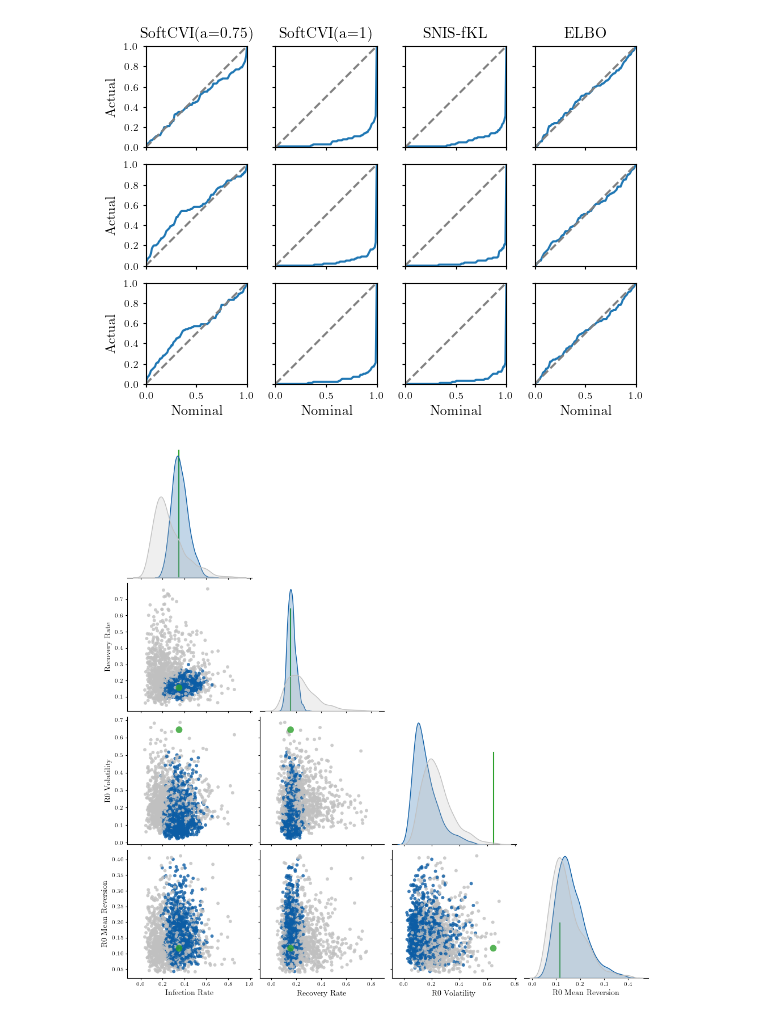
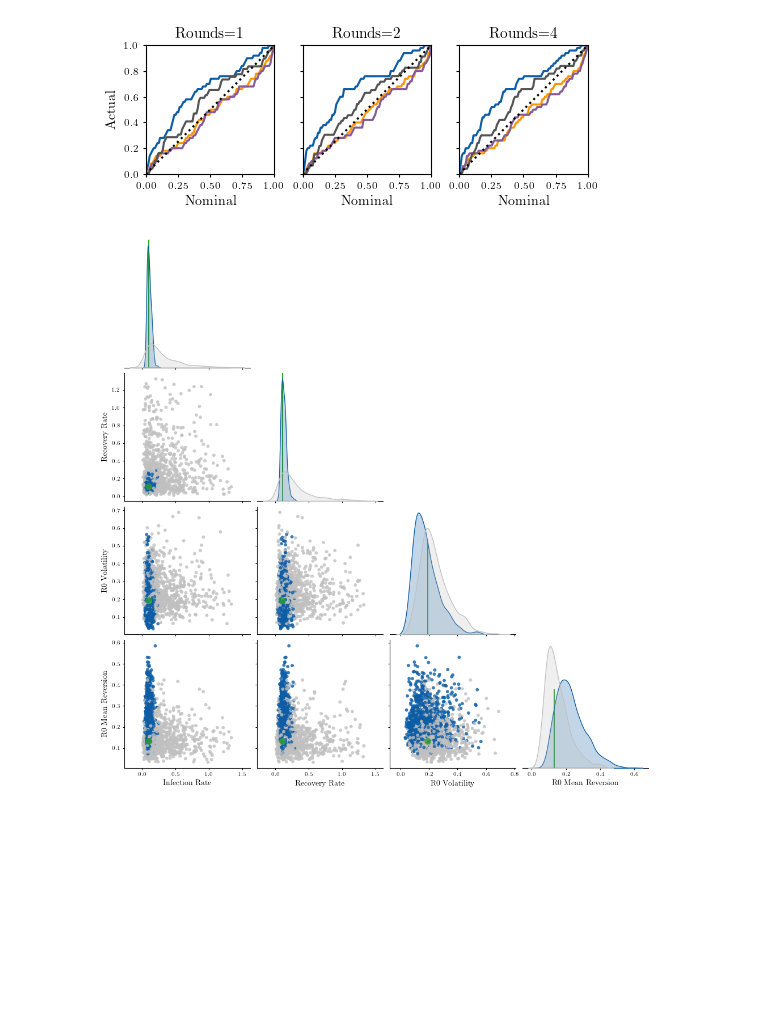
Before and after one commit to danielward27/spyrox, a Jupyter notebook: sir_covariates_results.ipynb, the cells around one changed output. Drawn from its saved outputs; the diff is of its cells as text; code cells hidden in the pictures; blank space fills up the shorter version.

```diff
--- a/sir_covariates_results.ipynb
+++ b/sir_covariates_results.ipynb
@@ -29,8 +29,12 @@ box_kwargs = {
     "showfliers": False,
     "palette": palette,
     "saturation": 1,
-    "linewidth": 0.3,
+    "linewidth": 0.6,
 }
+
+num_rounds = [1, 2, 4]
+seeds = range(1,51)
+budget=60000
 
 handles = [
     mpatches.Patch(facecolor=v, label=k.replace("a=", r"$\alpha$="), edgecolor="black")
@@ -56,23 +60,23 @@ coverage_results = {
     method_name: {} for method_name in method_names
 }
 
-for num_rounds, seed, method in itertools.product([1, 4, 8], range(100), method_names):
+for n_rounds, seed, method in itertools.product(num_rounds, seeds, method_names):
 
     cov_probs = []
 
-
-    file = f"results/metrics/{method}_seed={seed}_num_rounds={num_rounds}.npz"
+    file = f"results/metrics/{method}_seed={seed}_num_rounds={n_rounds}_budget={budget}.npz"
 
     try:
         metrics = dict(np.load(file))
     except FileNotFoundError:
         print(f"Not found: {file}")
+        continue
 
     log_prob_true_data["method_name"].append(method)
     log_prob_true_data["log_prob_true"].append(metrics["log_prob_true"].item())
-    log_prob_true_data["num_rounds"].append(num_rounds)
+    log_prob_true_data["num_rounds"].append(n_rounds)
     log_prob_true_data["seed"].append(seed)
 
     coverage_data["method_name"].append(method)
     coverage_data["coverage_prob"].append(metrics["coverage_prob"].item())
-    coverage_data["num_rounds"].append(num_rounds)
+    coverage_data["num_rounds"].append(n_rounds)
@@ -145,48 +144,59 @@ print(frequency_table)
 # %%
 coverage_df = pd.DataFrame(coverage_data)
 
-num_rounds = [1, 4, 8]
-fig = plt.figure(constrained_layout=True)
+fig = plt.figure(constrained_layout=True, figsize=(5, 3))
+
 axes = fig.subplots(
-    nrows=len(num_rounds),
-    ncols=len(method_names),
-    sharex=True,
+    ncols=len(num_rounds),
     sharey=True,
 )
 
-# Iterate over rounds and methods to plot coverage
-for r, ax_row in zip(num_rounds, axes, strict=True):
-    for method, ax in zip(method_names, ax_row, strict=True):
+# Ensure axes is always iterable, even if there's only one row
+if len(num_rounds) == 1:
+    axes = [axes]
+
+# Iterate over rounds to plot coverage
+for r, ax in zip(num_rounds, axes, strict=True):
+    for method in method_names:
 
         # Filter coverage data for the specific round and method
         probs = jnp.asarray(
             coverage_df[
                 (coverage_df["num_rounds"] == r) & (coverage_df["method_name"] == method)
             ]["coverage_prob"],
         )
 
         # Compute nominal frequencies and actual coverage
         nominal = jnp.linspace(0, 1, 100)
-        coverage_freq = jnp.array([(probs >= 1-nom).mean() for nom in nominal])
+        coverage_freq = jnp.array([(probs >= 1 - nom).mean() for nom in nominal])
 
-        # Plot coverage curve
-        ax.plot(nominal, coverage_freq, label=f"Round {r}")
-        ax.plot(nominal, nominal, linestyle="--", color="gray", label="Ideal")
+        # Plot coverage curve for the method
+        ax.plot(
+            nominal,
+            coverage_freq,
+            label=method,
+            color=palette[method],
+            )
 
-        ax.set_xlim(0, 1)
-        ax.set_ylim(0, 1)
-        ax.set_box_aspect(1)
+    # Add diagonal line
+    ax.plot(nominal, nominal, linestyle=":", color="black")
 
-        if r == num_rounds[0]:
-            ax.set_title(method)
+    # Set axis labels and limits
+    ax.set_xlim(0, 1)
+    ax.set_ylim(0, 1)
+    ax.set_title(f"Rounds={r}")
 
-        if r == num_rounds[-1]:
-            ax.set_xlabel("Nominal")
 
-        if method == method_names[0]:
-            ax.set_ylabel("Actual")
+axes[0].set_ylabel("Actual")
+
+# Set the x-axis label for the last subplot
+[ax.set_xlabel("Nominal") for ax in axes]
+[ax.set_box_aspect(1) for ax in axes]
+
+# Add a legend to the first subplot
+handles_and_labels = axes[0].get_legend_handles_labels()
 # %% [output]
-[figure, old version]
+[figure, new version]
 # %%
 import jax.numpy as jnp
 import numpy as np
@@ -292,7 +302,7 @@ def _filter_outliers(data, n):
     return data[mask]
 # %%
 # Plot example posteriors
-file = "SoftCVI(a=0.75)_seed=0_num_rounds=8"
+file = "SoftCVI(a=0.75)_seed=1_num_rounds=8"
 
 samples = {
     "True": dict(jnp.load(f"results/samples/true_{file}.npz")),
@@ -319,6 +329,8 @@ pairplot = pairplot_dictionary(
         s=0.01,
     palette=["silver", palette["SoftCVI(a=0.75)"], "tab:green"],
 )
+
+# TODO add legend
 # %% [output]
-[figure, old version]
+[figure, new version]
 # %%
```
Also changed, not shown: parts of 4 cells of this notebook, 9 other files.
